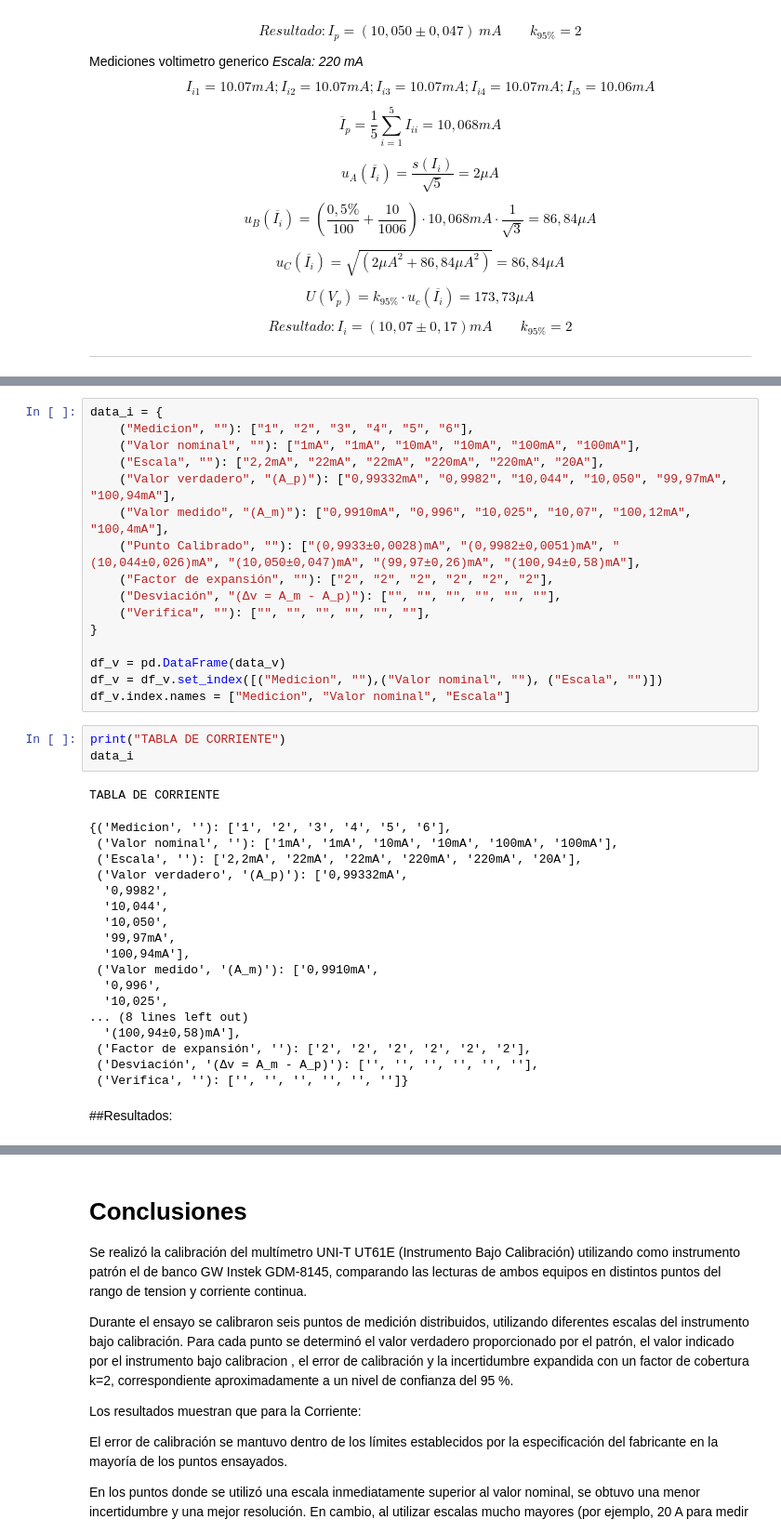
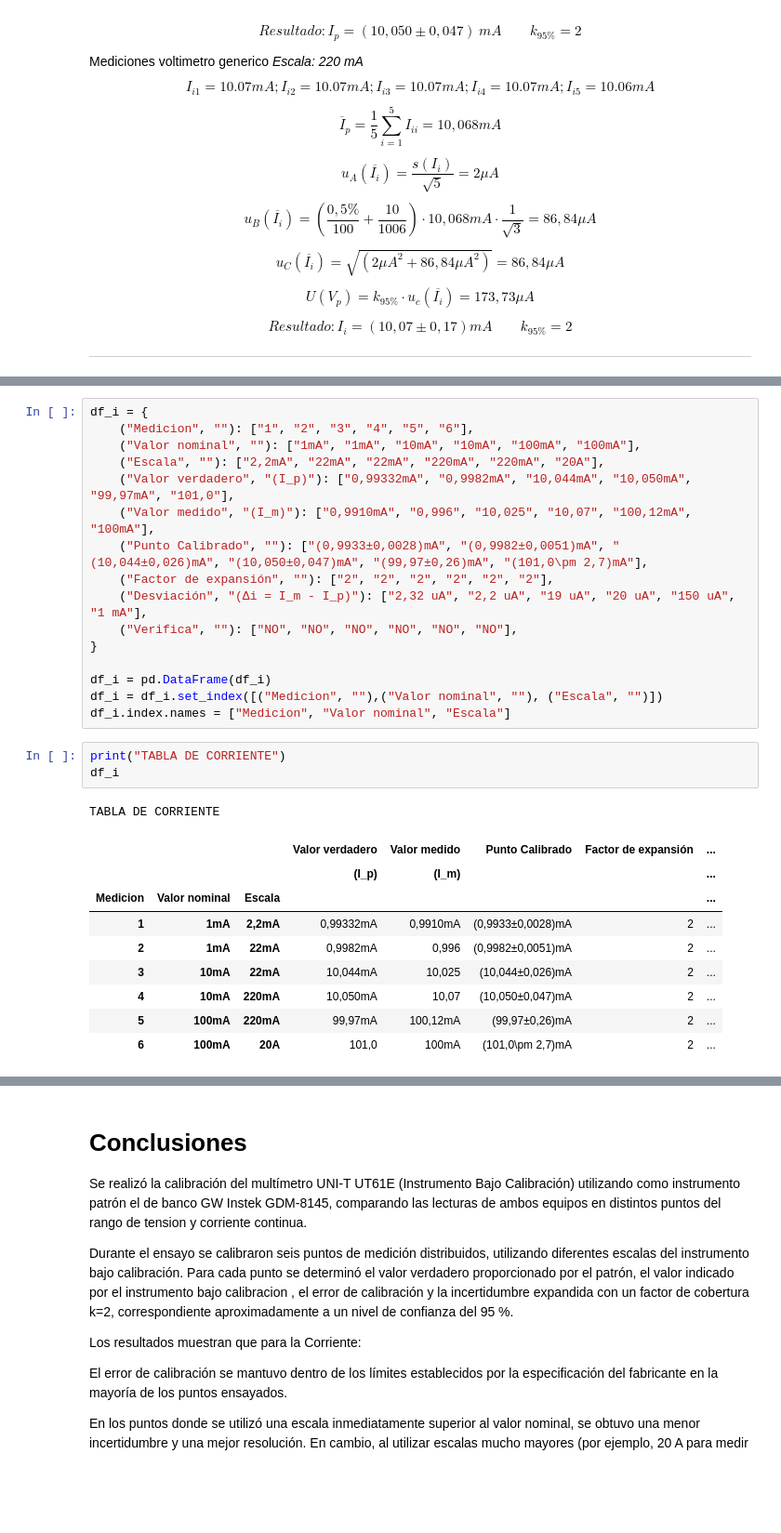
Before and after one commit to ValentinDorrego/medidasElectronicasI, a Jupyter notebook: JupyterNotebooks/R4052_2026_G4_TPL3_2.ipynb, the cells around one changed output, grey strips where cells are left out. Shown at 93% size. Cells and saved outputs as stored; diff of their text form; blank space fills up the shorter version.

```diff
--- a/JupyterNotebooks/R4052_2026_G4_TPL3_2.ipynb
+++ b/JupyterNotebooks/R4052_2026_G4_TPL3_2.ipynb
@@ -901,40 +909,30 @@ $$
 # %%
-data_i = {
+df_i = {
     ("Medicion", ""): ["1", "2", "3", "4", "5", "6"],
     ("Valor nominal", ""): ["1mA", "1mA", "10mA", "10mA", "100mA", "100mA"],
     ("Escala", ""): ["2,2mA", "22mA", "22mA", "220mA", "220mA", "20A"],
-    ("Valor verdadero", "(A_p)"): ["0,99332mA", "0,9982", "10,044", "10,050", "99,97mA", "100,94mA"],
-    ("Valor medido", "(A_m)"): ["0,9910mA", "0,996", "10,025", "10,07", "100,12mA", "100,4mA"],
-    ("Punto Calibrado", ""): ["(0,9933±0,0028)mA", "(0,9982±0,0051)mA", "(10,044±0,026)mA", "(10,050±0,047)mA", "(99,97±0,26)mA", "(100,94±0,58)mA"],
+    ("Valor verdadero", "(I_p)"): ["0,99332mA", "0,9982mA", "10,044mA", "10,050mA", "99,97mA", "101,0"],
+    ("Valor medido", "(I_m)"): ["0,9910mA", "0,996", "10,025", "10,07", "100,12mA", "100mA"],
+    ("Punto Calibrado", ""): ["(0,9933±0,0028)mA", "(0,9982±0,0051)mA", "(10,044±0,026)mA", "(10,050±0,047)mA", "(99,97±0,26)mA", "(101,0\pm 2,7)mA"],
     ("Factor de expansión", ""): ["2", "2", "2", "2", "2", "2"],
-    ("Desviación", "(Δv = A_m - A_p)"): ["", "", "", "", "", ""],
-    ("Verifica", ""): ["", "", "", "", "", ""],
+    ("Desviación", "(Δi = I_m - I_p)"): ["2,32 uA", "2,2 uA", "19 uA", "20 uA", "150 uA", "1 mA"],
+    ("Verifica", ""): ["NO", "NO", "NO", "NO", "NO", "NO"],
 }
 
-df_v = pd.DataFrame(data_v)
-df_v = df_v.set_index([("Medicion", ""),("Valor nominal", ""), ("Escala", "")])
-df_v.index.names = ["Medicion", "Valor nominal", "Escala"]
+df_i = pd.DataFrame(df_i)
+df_i = df_i.set_index([("Medicion", ""),("Valor nominal", ""), ("Escala", "")])
+df_i.index.names = ["Medicion", "Valor nominal", "Escala"]
 # %%
 print("TABLA DE CORRIENTE")
-data_i
+df_i
 # %% [output]
 TABLA DE CORRIENTE
-{('Medicion', ''): ['1', '2', '3', '4', '5', '6'],
- ('Valor nominal', ''): ['1mA', '1mA', '10mA', '10mA', '100mA', '100mA'],
- ('Escala', ''): ['2,2mA', '22mA', '22mA', '220mA', '220mA', '20A'],
- ('Valor verdadero', '(A_p)'): ['0,99332mA',
-  '0,9982',
-  '10,044',
-  '10,050',
-  '99,97mA',
-  '100,94mA'],
- ('Valor medido', '(A_m)'): ['0,9910mA',
-  '0,996',
-  '10,025',
-... (8 lines left out)
-  '(100,94±0,58)mA'],
- ('Factor de expansión', ''): ['2', '2', '2', '2', '2', '2'],
- ('Desviación', '(Δv = A_m - A_p)'): ['', '', '', '', '', ''],
- ('Verifica', ''): ['', '', '', '', '', '']}
+|  |  |  | Valor verdadero | Valor medido | Punto Calibrado | Factor de expansión | ... |
+|  |  |  | (I_p) | (I_m) |  |  | ... |
+| Medicion | Valor nominal | Escala |  |  |  |  | ... |
+| 1 | 1mA | 2,2mA | 0,99332mA | 0,9910mA | (0,9933±0,0028)mA | 2 | ... |
+| 2 | 1mA | 22mA | 0,9982mA | 0,996 | (0,9982±0,0051)mA | 2 | ... |
+| 3 | 10mA | 22mA | 10,044mA | 10,025 | (10,044±0,026)mA | 2 | ... |
+| 4 | 10mA | 220mA | 10,050mA | 10,07 | (10,050±0,047)mA | 2 | ... |
+| 5 | 100mA | 220mA | 99,97mA | 100,12mA | (99,97±0,26)mA | 2 | ... |
+| 6 | 100mA | 20A | 101,0 | 100mA | (101,0\pm 2,7)mA | 2 | ... |
-# %% [markdown]
-##Resultados:
```
Also changed, not shown: parts of 6 cells of this notebook.
